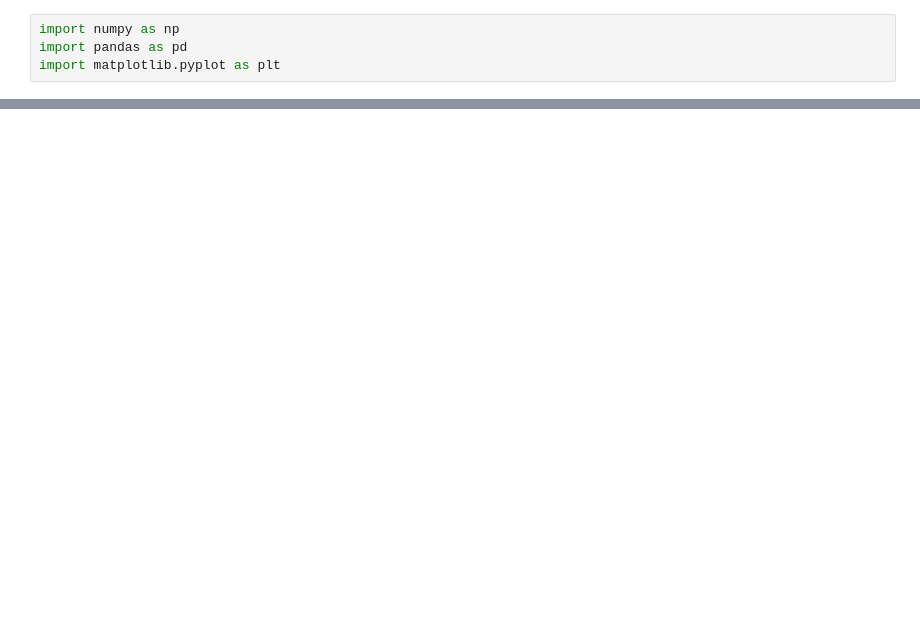
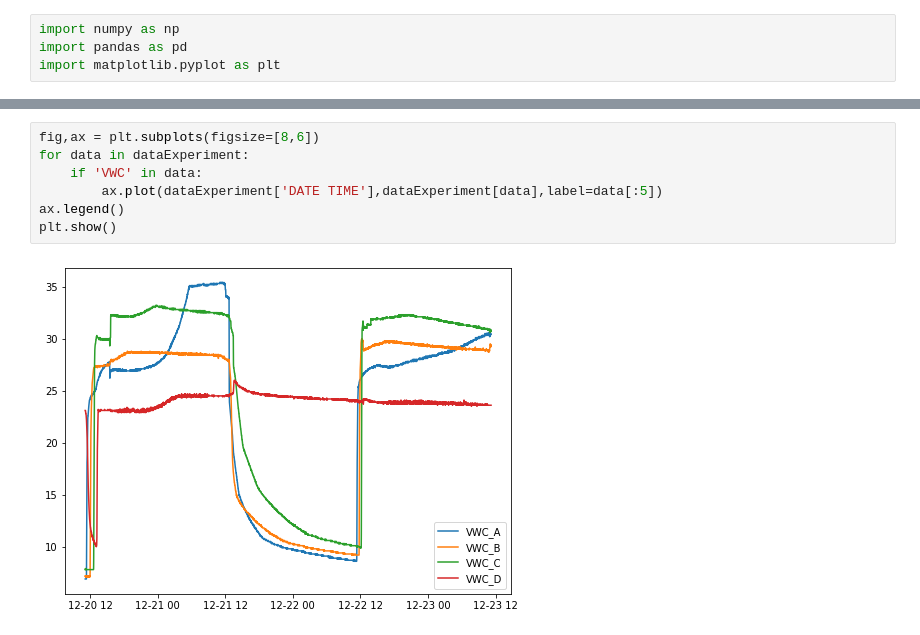
Before and after one commit to edsaac/ReactiveBiomass, a Jupyter notebook: notebooks/plotExperiment.ipynb, the cells around one changed output, grey strips where cells are left out. Cells and saved outputs as stored; diff of their text form; blank space fills up the shorter version.

```diff
--- a/notebooks/plotExperiment.ipynb
+++ b/notebooks/plotExperiment.ipynb
@@ -21,0 +21,9 @@ pd.read_excel(pathToData)
+# %%
+fig,ax = plt.subplots(figsize=[8,6])
+for data in dataExperiment:
+    if 'VWC' in data:
+        ax.plot(dataExperiment['DATE TIME'],dataExperiment[data],label=data[:5])
+ax.legend()
+plt.show()
+# %% [output]
+[figure, added]
```
Also changed, not shown: parts of 9 cells of this notebook, 1 other file.
